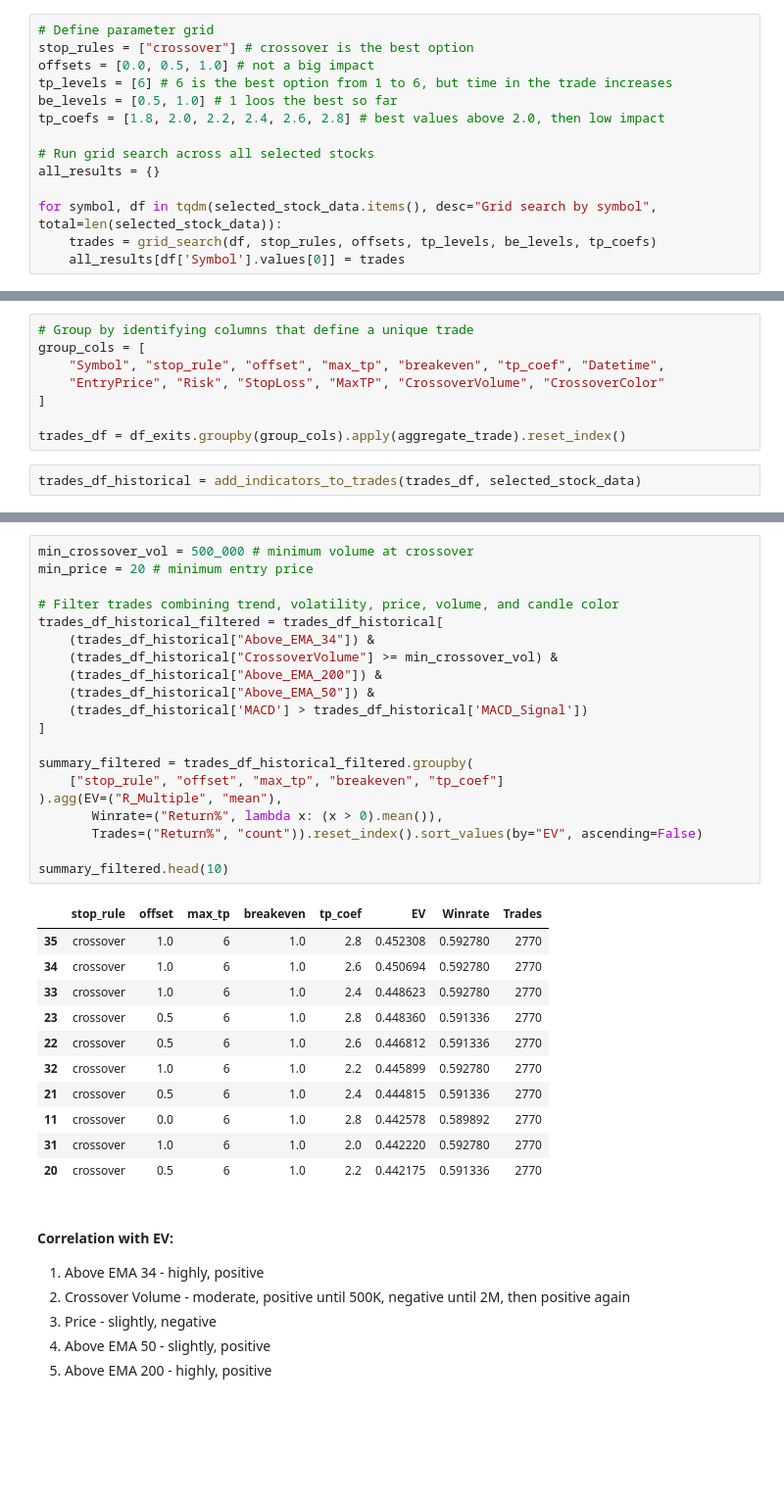
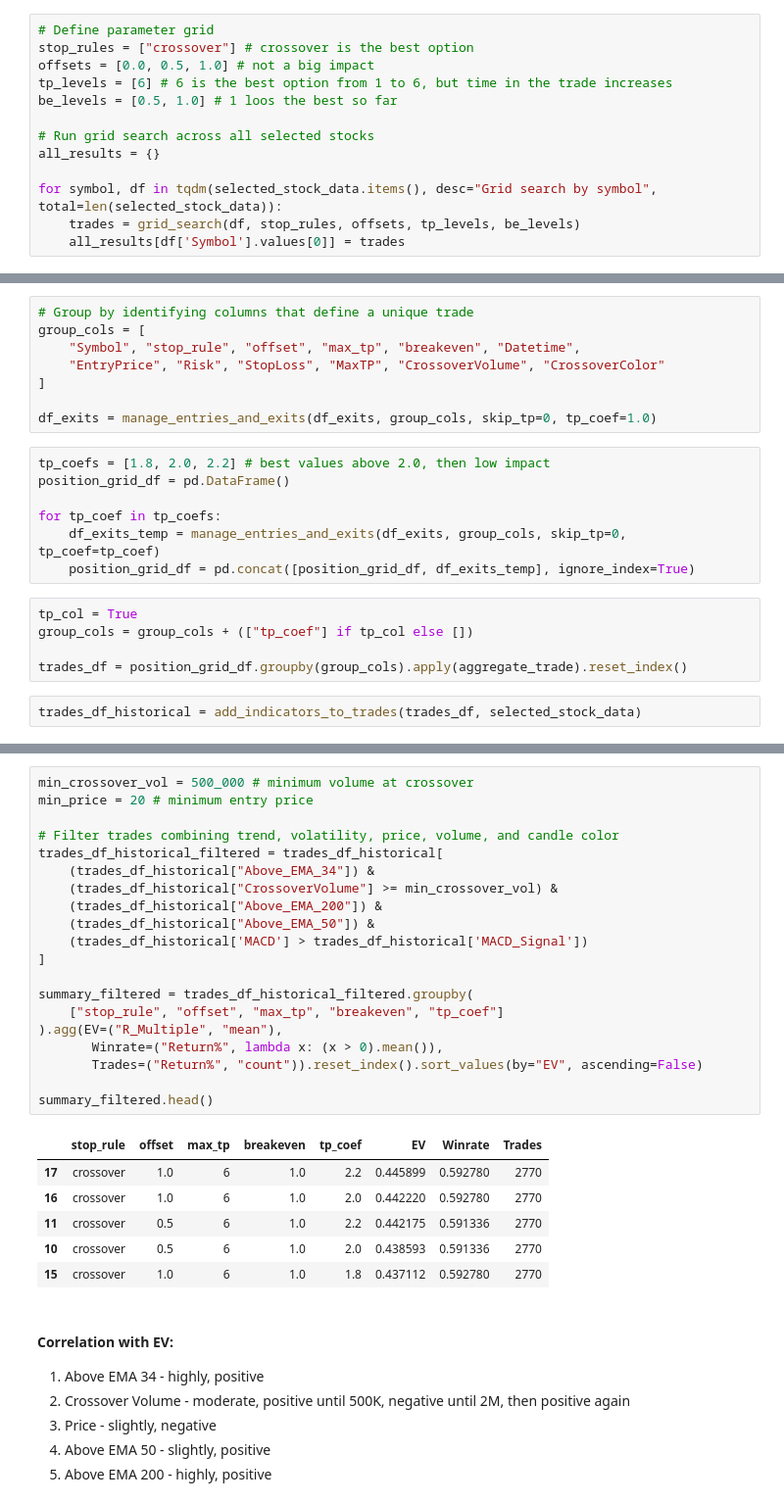
Before and after one commit to i-osipchyk/ema-crossover, a Jupyter notebook: analysis.ipynb, the cells around one changed output, grey strips where cells are left out. Shown at 98% size. Cells and saved outputs as stored; diff of their text form; blank space fills up the shorter version.

Commit message:
made separate grid search for position sizing

```diff
--- a/analysis.ipynb
+++ b/analysis.ipynb
@@ -597,24 +628,35 @@ stop_rules = ["crossover"] # crossover is the best option
 offsets = [0.0, 0.5, 1.0] # not a big impact
 tp_levels = [6] # 6 is the best option from 1 to 6, but time in the trade increases
 be_levels = [0.5, 1.0] # 1 loos the best so far
-tp_coefs = [1.8, 2.0, 2.2, 2.4, 2.6, 2.8] # best values above 2.0, then low impact
 
 # Run grid search across all selected stocks
 all_results = {}
 
 for symbol, df in tqdm(selected_stock_data.items(), desc="Grid search by symbol", total=len(selected_stock_data)):
-    trades = grid_search(df, stop_rules, offsets, tp_levels, be_levels, tp_coefs)
+    trades = grid_search(df, stop_rules, offsets, tp_levels, be_levels)
     all_results[df['Symbol'].values[0]] = trades
 # %%
 df_exits = flatten_all_results(all_results)
 # %%
 # Group by identifying columns that define a unique trade
 group_cols = [
-    "Symbol", "stop_rule", "offset", "max_tp", "breakeven", "tp_coef", "Datetime",
+    "Symbol", "stop_rule", "offset", "max_tp", "breakeven", "Datetime",
     "EntryPrice", "Risk", "StopLoss", "MaxTP", "CrossoverVolume", "CrossoverColor"
 ]
 
-trades_df = df_exits.groupby(group_cols).apply(aggregate_trade).reset_index()
+df_exits = manage_entries_and_exits(df_exits, group_cols, skip_tp=0, tp_coef=1.0)
+# %%
+tp_coefs = [1.8, 2.0, 2.2] # best values above 2.0, then low impact
+position_grid_df = pd.DataFrame()
+
+for tp_coef in tp_coefs:
+    df_exits_temp = manage_entries_and_exits(df_exits, group_cols, skip_tp=0, tp_coef=tp_coef)
+    position_grid_df = pd.concat([position_grid_df, df_exits_temp], ignore_index=True)
+# %%
+tp_col = True
+group_cols = group_cols + (["tp_coef"] if tp_col else [])
+
+trades_df = position_grid_df.groupby(group_cols).apply(aggregate_trade).reset_index()
 # %%
 trades_df_historical = add_indicators_to_trades(trades_df, selected_stock_data)
 # %%
@@ -635,35 +677,30 @@ summary.head()
 # %%
 min_crossover_vol = 500_000 # minimum volume at crossover
 min_price = 20 # minimum entry price
 
 # Filter trades combining trend, volatility, price, volume, and candle color
 trades_df_historical_filtered = trades_df_historical[
     (trades_df_historical["Above_EMA_34"]) &
     (trades_df_historical["CrossoverVolume"] >= min_crossover_vol) &
     (trades_df_historical["Above_EMA_200"]) &
     (trades_df_historical["Above_EMA_50"]) &
     (trades_df_historical['MACD'] > trades_df_historical['MACD_Signal'])
 ]
 
 summary_filtered = trades_df_historical_filtered.groupby(
     ["stop_rule", "offset", "max_tp", "breakeven", "tp_coef"]
 ).agg(EV=("R_Multiple", "mean"),
        Winrate=("Return%", lambda x: (x > 0).mean()),
        Trades=("Return%", "count")).reset_index().sort_values(by="EV", ascending=False)
 
-summary_filtered.head(10)
+summary_filtered.head()
 # %% [output]
 |  | stop_rule | offset | max_tp | breakeven | tp_coef | EV | Winrate | Trades |
-| 35 | crossover | 1.0 | 6 | 1.0 | 2.8 | 0.452308 | 0.592780 | 2770 |
-| 34 | crossover | 1.0 | 6 | 1.0 | 2.6 | 0.450694 | 0.592780 | 2770 |
-| 33 | crossover | 1.0 | 6 | 1.0 | 2.4 | 0.448623 | 0.592780 | 2770 |
-| 23 | crossover | 0.5 | 6 | 1.0 | 2.8 | 0.448360 | 0.591336 | 2770 |
-| 22 | crossover | 0.5 | 6 | 1.0 | 2.6 | 0.446812 | 0.591336 | 2770 |
-| 32 | crossover | 1.0 | 6 | 1.0 | 2.2 | 0.445899 | 0.592780 | 2770 |
-| 21 | crossover | 0.5 | 6 | 1.0 | 2.4 | 0.444815 | 0.591336 | 2770 |
-| 11 | crossover | 0.0 | 6 | 1.0 | 2.8 | 0.442578 | 0.589892 | 2770 |
-| 31 | crossover | 1.0 | 6 | 1.0 | 2.0 | 0.442220 | 0.592780 | 2770 |
-| 20 | crossover | 0.5 | 6 | 1.0 | 2.2 | 0.442175 | 0.591336 | 2770 |
+| 17 | crossover | 1.0 | 6 | 1.0 | 2.2 | 0.445899 | 0.592780 | 2770 |
+| 16 | crossover | 1.0 | 6 | 1.0 | 2.0 | 0.442220 | 0.592780 | 2770 |
+| 11 | crossover | 0.5 | 6 | 1.0 | 2.2 | 0.442175 | 0.591336 | 2770 |
+| 10 | crossover | 0.5 | 6 | 1.0 | 2.0 | 0.438593 | 0.591336 | 2770 |
+| 15 | crossover | 1.0 | 6 | 1.0 | 1.8 | 0.437112 | 0.592780 | 2770 |
 # %% [markdown]
 #### Correlation with EV:
 1. Above EMA 34 - highly, positive
```
Also changed, not shown: parts of 5 cells of this notebook.
